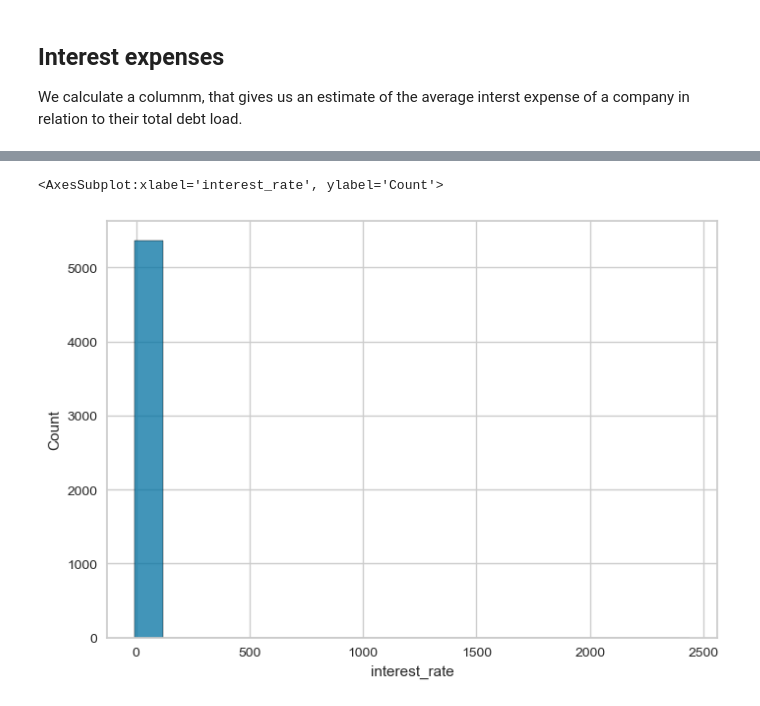
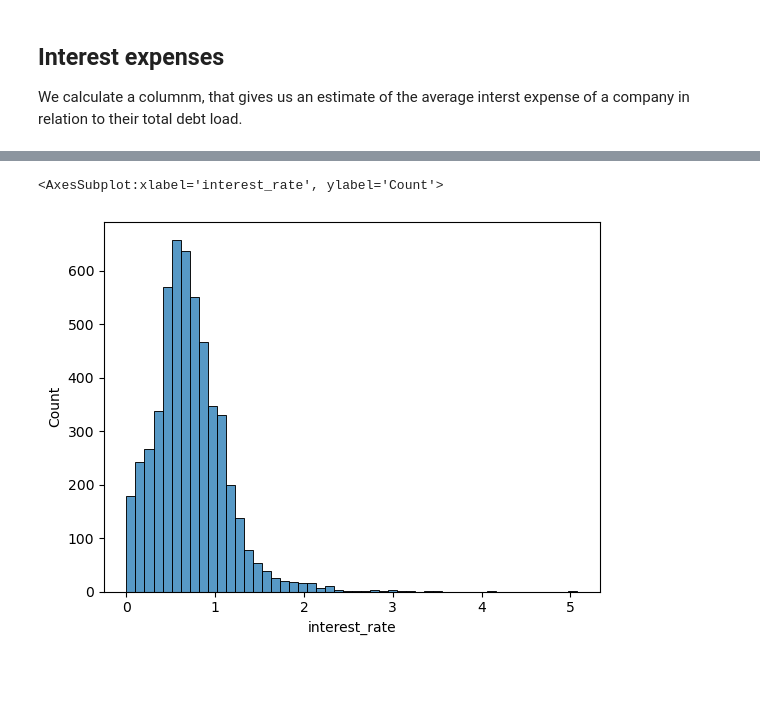
Before and after one commit to GiancarloSanna/Credit_Rating_Project, a Jupyter notebook: 6.0 Descriptive analysis.ipynb, the cells around one changed output, grey strips where cells are left out. Saved outputs shown, nothing was run; the diff lists cells and outputs as text; code cells hidden in the pictures; blank space fills up the shorter version.

```diff
--- a/6.0 Descriptive analysis.ipynb
+++ b/6.0 Descriptive analysis.ipynb
@@ -46,4 +46,4 @@ I will drop the problematic entries here at the beginning of the notebook, so th
 # This company was mismatched
 main_df = main_df[main_df['Ticker']!='RBBN']
 # This row has implausible data, the interest expenses are 10 times higher than their whole assets
-main_df = main_df.drop(main_df.index[1856])
+main_df.drop(index =[1856],inplace = True, axis = 0)
@@ -136,5 +145,5 @@ Index(['Ticker', 'Company Name', 'IndustryId', 'Fiscal Year', 'Fiscal Period',
 # %%
-main_df['interest_rate'] = main_df['Interest Expense, Net']/main_df['Total Liabilities']*100
+main_df['interest_rate'] = main_df['Interest Expense, Net']/main_df['Total Liabilities']*-100
 # %%
 main_df['interest_rate'].min()
 # %% [output]
@@ -162,5 +171,5 @@ main_df.sort_values(by = ['interest_rate'], ascending = False)
 # %%
-sns.histplot(data=main_df[main_df['interest_rate']!= 0]['interest_rate'], bins = 20)
+sns.histplot(data=main_df[main_df['interest_rate'] > 0]['interest_rate'], bins = 50)
 # %% [output]
 <AxesSubplot:xlabel='interest_rate', ylabel='Count'>
-[figure, old version]
+[figure, new version]
```
Also changed, not shown: parts of 16 cells of this notebook, 2 other files.
